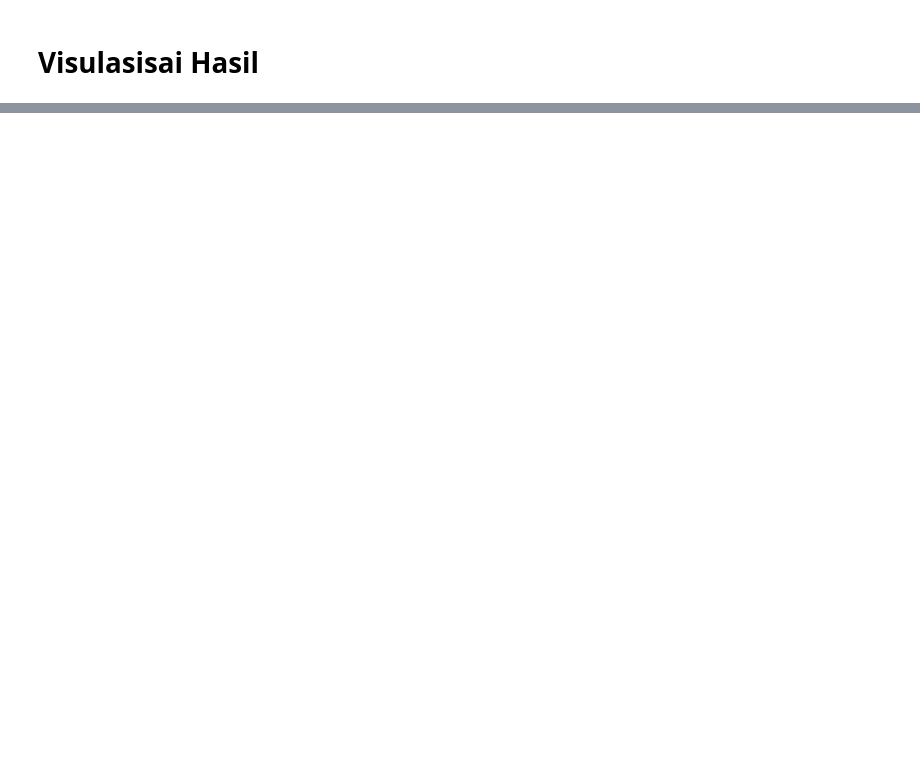
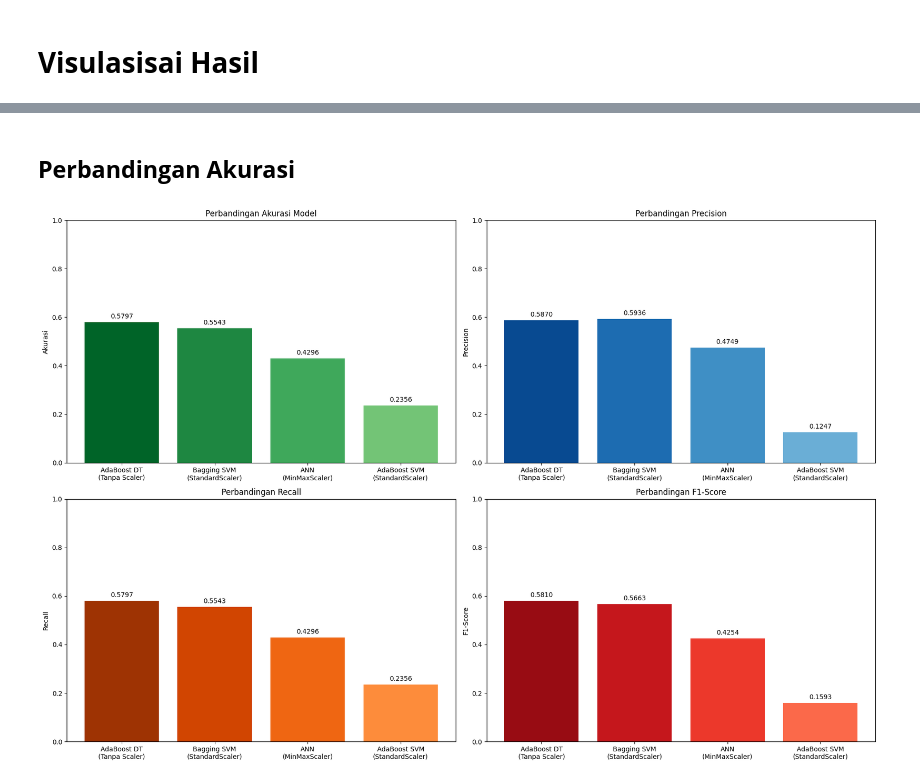
Before and after one commit to BimaBayuUWUUU/2141720019_TA_BIMA-BAYU-SAPUTRA, a Jupyter notebook: Ipynb/BismillahSatu.ipynb, the cells around one changed output, grey strips where cells are left out. Cells and saved outputs as stored; diff of their text form; code cells hidden in the pictures; blank space fills up the shorter version.

```diff
--- a/Ipynb/BismillahSatu.ipynb
+++ b/Ipynb/BismillahSatu.ipynb
@@ -513,5 +505,5 @@ def train_adaboost_dt(X_train, y_train, X_test, y_test):
 # %%
-adaboost_dt_model, y_pred_adaboost_dt, acc_adaboost_dt = train_adaboost_dt(
+adaboost_dt_model, y_pred_adaboost_dt, y_prob_ada_dt,acc_adaboost_dt, prec_adaboost_dt, rec_adaboost_dt, f1_adaboost_dt = train_adaboost_dt(
     data_prep['X_train_dt'], data_prep['y_train'],
     data_prep['X_test_dt'], data_prep['y_test']
 )
@@ -564,5 +550,5 @@ def train_adaboost_svm(X_train, y_train, X_test, y_test):
 # %%
-adaboost_svm_model, y_pred_adaboost_svm, acc_adaboost_svm = train_adaboost_svm(
+adaboost_svm_model, y_pred_adaboost_svm, y_prob_ada_svm, acc_adaboost_svm, prec_adaboost_svm, rec_adaboost_svm, f1_adaboost_svm = train_adaboost_svm(
     data_prep['X_train_svm'], data_prep['y_train'],
     data_prep['X_test_svm'], data_prep['y_test']
 )
@@ -758,0 +723,2 @@ Model terbaik berdasarkan akurasi: AdaBoost dengan Decision Tree (Tanpa Scaler)
+# %% [markdown]
+## **Perbandingan Akurasi**
@@ -758,0 +808,10 @@ Model terbaik berdasarkan akurasi: AdaBoost dengan Decision Tree (Tanpa Scaler)
+# %%
+# Panggil fungsi untuk membandingkan akurasi dan menampilkan grafik
+compare_model_metrics(
+    acc_ann, acc_adaboost_dt, acc_adaboost_svm, acc_bagging_svm,
+    prec_ann, prec_adaboost_dt, prec_adaboost_svm, prec_bagging_svm,
+    rec_ann, rec_adaboost_dt, rec_adaboost_svm, rec_bagging_svm,
+    f1_ann, f1_adaboost_dt, f1_adaboost_svm, f1_bagging_svm
+)
+# %% [output]
+[figure, added]
```
Also changed, not shown: parts of 17 cells of this notebook.
